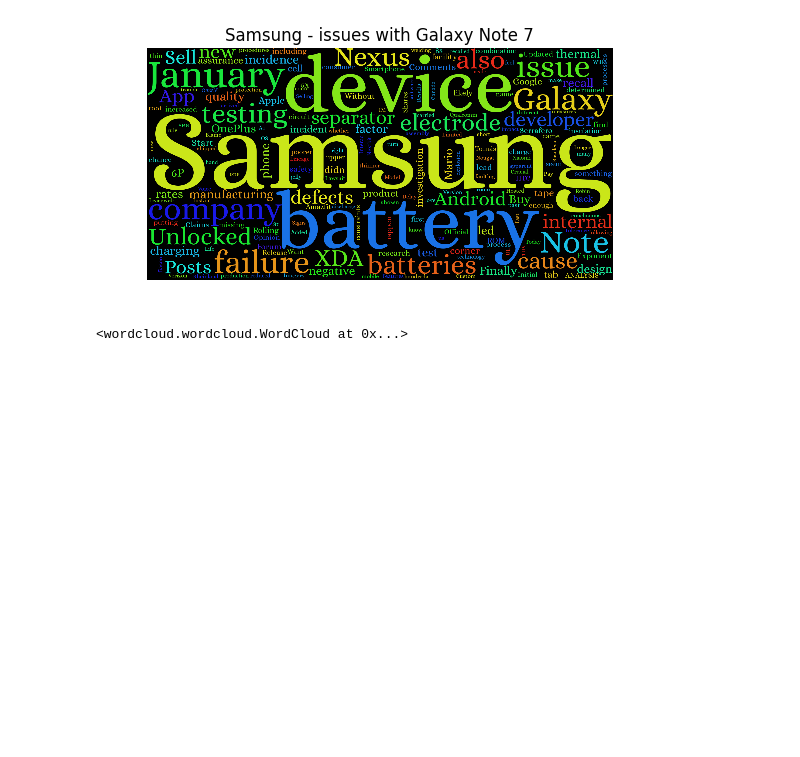
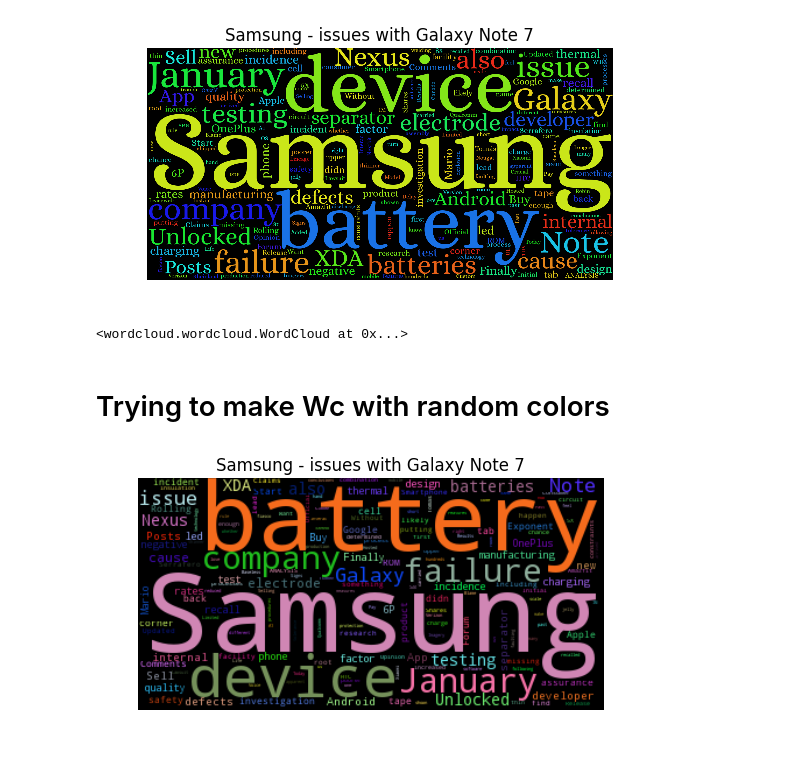
Before and after one commit to Mantej-Singh/WordCloud---Python, a Jupyter notebook: Python Wordcloud.ipynb, the cells around one changed output. Saved outputs shown, nothing was run; the diff lists cells and outputs as text; code cells hidden in the pictures; blank space fills up the shorter version.

Commit message:
added some exxtra random colors

```diff
--- a/Python Wordcloud.ipynb
+++ b/Python Wordcloud.ipynb
@@ -29,3 +29,5 @@ plt.show()
 wordcloud.to_file("output_wordcloud.png")
 # %% [output]
 <wordcloud.wordcloud.WordCloud at 0x...>
+# %% [markdown]
+# Trying to make Wc with random colors
@@ -31,0 +36,13 @@ wordcloud.to_file("output_wordcloud.png")
+# %%
+def random_color(word, font_size, position, orientation, random_state=None, **kwargs):
+    return "#%06x" % random.randint(0, 0xFFFFFF)
+# %%
+# lower max_font_size
+wordcloud = WordCloud(background_color='black').generate(WordCloud_data)
+#you can add fonts, stopwords, background color, adjust hight width, and many other options
+plt.title("Samsung - issues with Galaxy Note 7")
+plt.imshow(wordcloud.recolor(color_func=random_color))
+plt.axis("off")
+plt.show()
+# %% [output]
+[figure, added]
```
Also changed, not shown: parts of 1 cell of this notebook.
